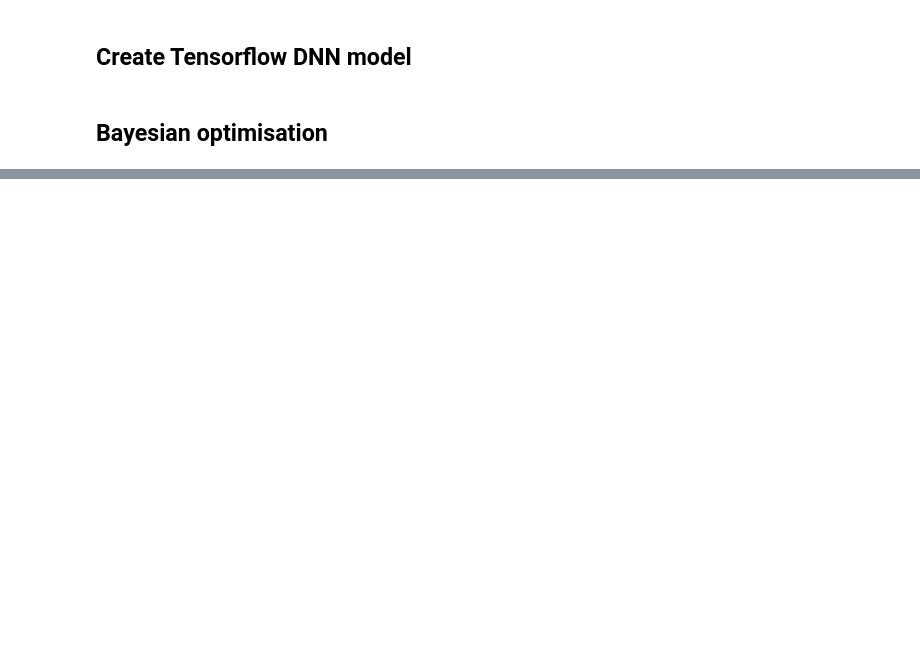
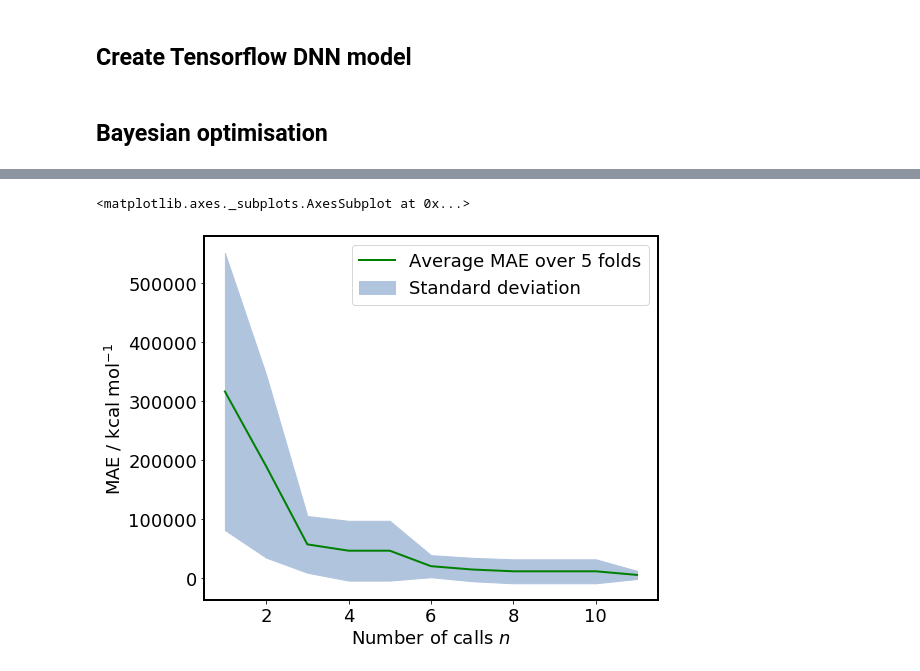
Before and after one commit to WilsonWeiWU/OUTBRAIK, a Jupyter notebook: outbraik/notebooks/OUTBRAIK.ipynb, the cells around one changed output, grey strips where cells are left out. Cells and saved outputs as stored; diff of their text form; code cells hidden in the pictures; blank space fills up the shorter version.

Commit message:
Training functions ready for convertion to nodes

```diff
--- a/outbraik/notebooks/OUTBRAIK.ipynb
+++ b/outbraik/notebooks/OUTBRAIK.ipynb
@@ -65,7 +164,8 @@ def split_dataset(dataframe, n_splits, random_state):
 def create_model(num_dense_layers_base, num_dense_nodes_base,
                  num_dense_layers_end, num_dense_nodes_end,
                  activation, adam_b1, adam_b2, adam_eps):
-    """Returns """
+
+    num_input_nodes = 11
 
     # Craete linear stack of layers.
     model = keras.Sequential()
@@ -90,7 +190,7 @@ def create_model(num_dense_layers_base, num_dense_nodes_base,
             activation=activation
         ))
 
-    # Define output layer.
+    # Add two output nodes.
     model.add(keras.layers.Dense(1, activation=keras.activations.linear))
 
     # Define dam optimiser.
@@ -112,7 +212,7 @@ def create_model(num_dense_layers_base, num_dense_nodes_base,
 # %% [markdown]
 ## Bayesian optimisation
 # %%
-def train_model(fold, fold_num):
+def train_model(fold, fold_num, n_calls, epochs):
     """
     1. Unpack training data.
     2. Define hyper-perameter ranges.
@@ -153,6 +253,8 @@ def train_model(fold, fold_num):
         patience=20,  # Large patience for small batch size
         verbose=0)  # Do not output to terminal
 
+    best_mae = np.inf
+
     # Start hyper-perameter optimisation.
     @use_named_args(dimensions=dimensions)
     def fitness(num_dense_layers_base, num_dense_nodes_base,
@@ -174,11 +276,12 @@ def train_model(fold, fold_num):
                             callbacks=[early_stopping],  # Prevent overfitting.
                             batch_size=30)  # Increase efficiency
 
+        mae = history.history['val_mae'][-1]
         # If the regressor accuracy of the saved model is improved...
-        global best_mae
+        nonlocal  best_mae
         if mae < best_mae:
             # Save the new model to harddisk.
-            model.save(output_dr + 'ddGhydr_' + model_type + '_fold_' + str(fold_num) + '_model.h5')
+            model.save('/Users/wilsonwu/OUTBRAIK/outbraik/data/06_models/fold_' + str(fold_num) + '_model.h5')
             # Update the regressor accuracy.
             best_mae = mae
 
@@ -206,9 +309,18 @@ def train_model(fold, fold_num):
 
     # Save skopt object.
     dump(search_result,
-         './outbraik/data/07_model_output/fold_' + str(fold_num) +  '_gp_minimize_result.pickle',
+         '/Users/wilsonwu/OUTBRAIK/outbraik/data/06_models/fold_' + str(fold_num) +  '_gp_minimize_result.pickle',
          store_objective=False)
     logging.info('Pickled fold {} Scikit-Optimise object.'.format(fold_num))
 
     logging.info('Fold {} final parameters: {}.'.format(str(fold_num), search_result.x))
     return search_result
+# %%
+def train_DNN(dataframe, n_splits, n_calls, epochs):
+
+    kfolds = split_dataset(dataframe, n_splits)
+    all_models = [train_model(fold, fold_num+1, n_calls, epochs) for fold_num, fold in enumerate(kfolds)]
+
+    return all_models
+# %%
+results = train_DNN(float_df, 5, 11, 3)
@@ -214,0 +389,7 @@ def train_model(fold, fold_num):
+# %%
+mae_logger = [[fold_num + 1, x] for fold_num, result in enumerate(results) for x in result['func_vals']]
+mae_df = pd.DataFrame(mae_logger, columns=['Fold', 'MAE (kcal/mol)'])
+mae_convergence(mae_df,5 , 11)
+# %% [output]
+<matplotlib.axes._subplots.AxesSubplot at 0x...>
+[figure, added]
```
Also changed, not shown: parts of 14 cells of this notebook.
